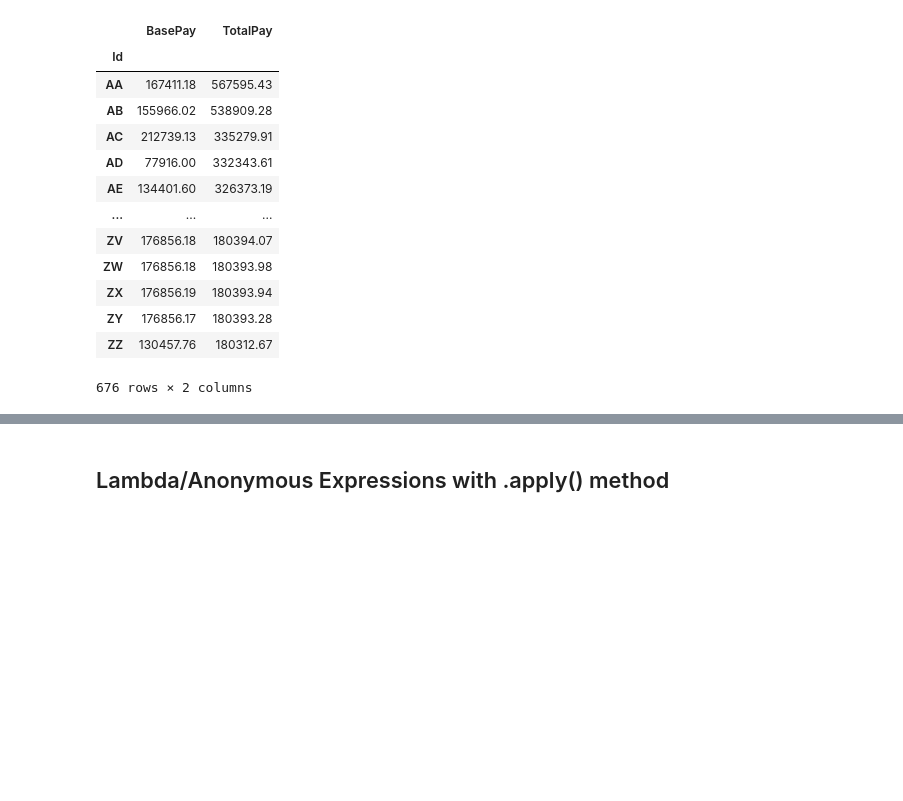
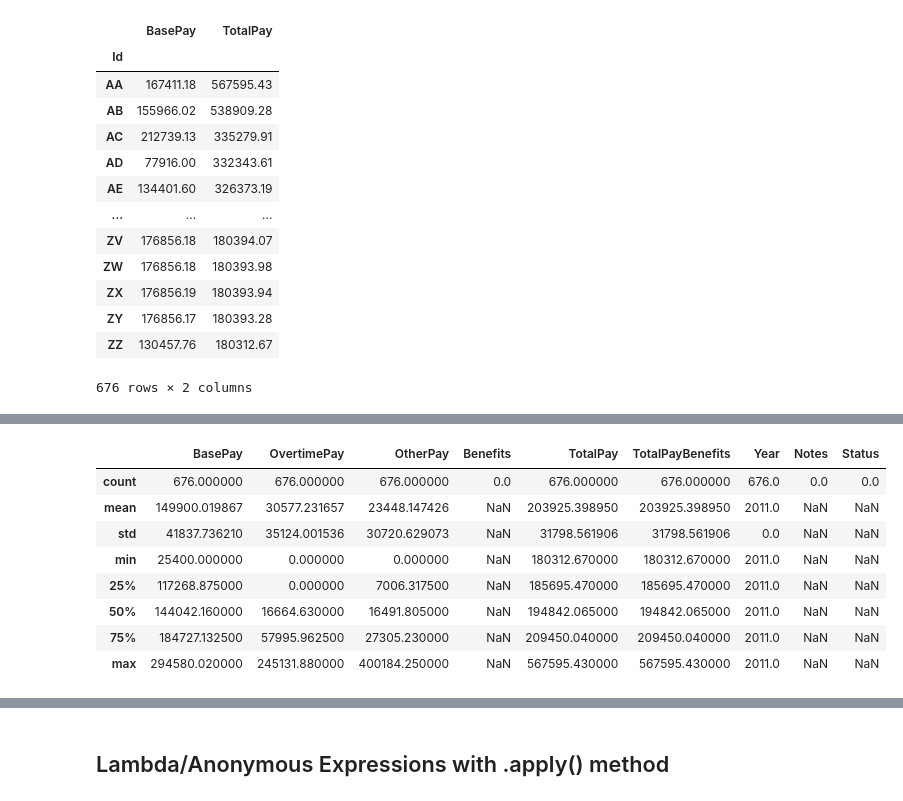
Before and after one commit to life-efficient/Data-Engineering, a Jupyter notebook: 1. Data Formats and Pandas/2. Intro to Pandas/Notebook.ipynb, the cells around one changed output, grey strips where cells are left out. Drawn from its saved outputs; the diff is of its cells as text; code cells hidden in the pictures; blank space fills up the shorter version.

```diff
--- a/1. Data Formats and Pandas/2. Intro to Pandas/Notebook.ipynb
+++ b/1. Data Formats and Pandas/2. Intro to Pandas/Notebook.ipynb
@@ -141,0 +191,12 @@ sf_sal[["BasePay","TotalPay"]]
+# %%
+sf_sal.describe()
+# %% [output]
+|  | BasePay | OvertimePay | OtherPay | Benefits | TotalPay | TotalPayBenefits | Year | Notes | Status |
+| count | 676.000000 | 676.000000 | 676.000000 | 0.0 | 676.000000 | 676.000000 | 676.0 | 0.0 | 0.0 |
+| mean | 149900.019867 | 30577.231657 | 23448.147426 | NaN | 203925.398950 | 203925.398950 | 2011.0 | NaN | NaN |
+| std | 41837.736210 | 35124.001536 | 30720.629073 | NaN | 31798.561906 | 31798.561906 | 0.0 | NaN | NaN |
+| min | 25400.000000 | 0.000000 | 0.000000 | NaN | 180312.670000 | 180312.670000 | 2011.0 | NaN | NaN |
+| 25% | 117268.875000 | 0.000000 | 7006.317500 | NaN | 185695.470000 | 185695.470000 | 2011.0 | NaN | NaN |
+| 50% | 144042.160000 | 16664.630000 | 16491.805000 | NaN | 194842.065000 | 194842.065000 | 2011.0 | NaN | NaN |
+| 75% | 184727.132500 | 57995.962500 | 27305.230000 | NaN | 209450.040000 | 209450.040000 | 2011.0 | NaN | NaN |
+| max | 294580.020000 | 245131.880000 | 400184.250000 | NaN | 567595.430000 | 567595.430000 | 2011.0 | NaN | NaN |
```
Also changed, not shown: parts of 78 cells of this notebook.
